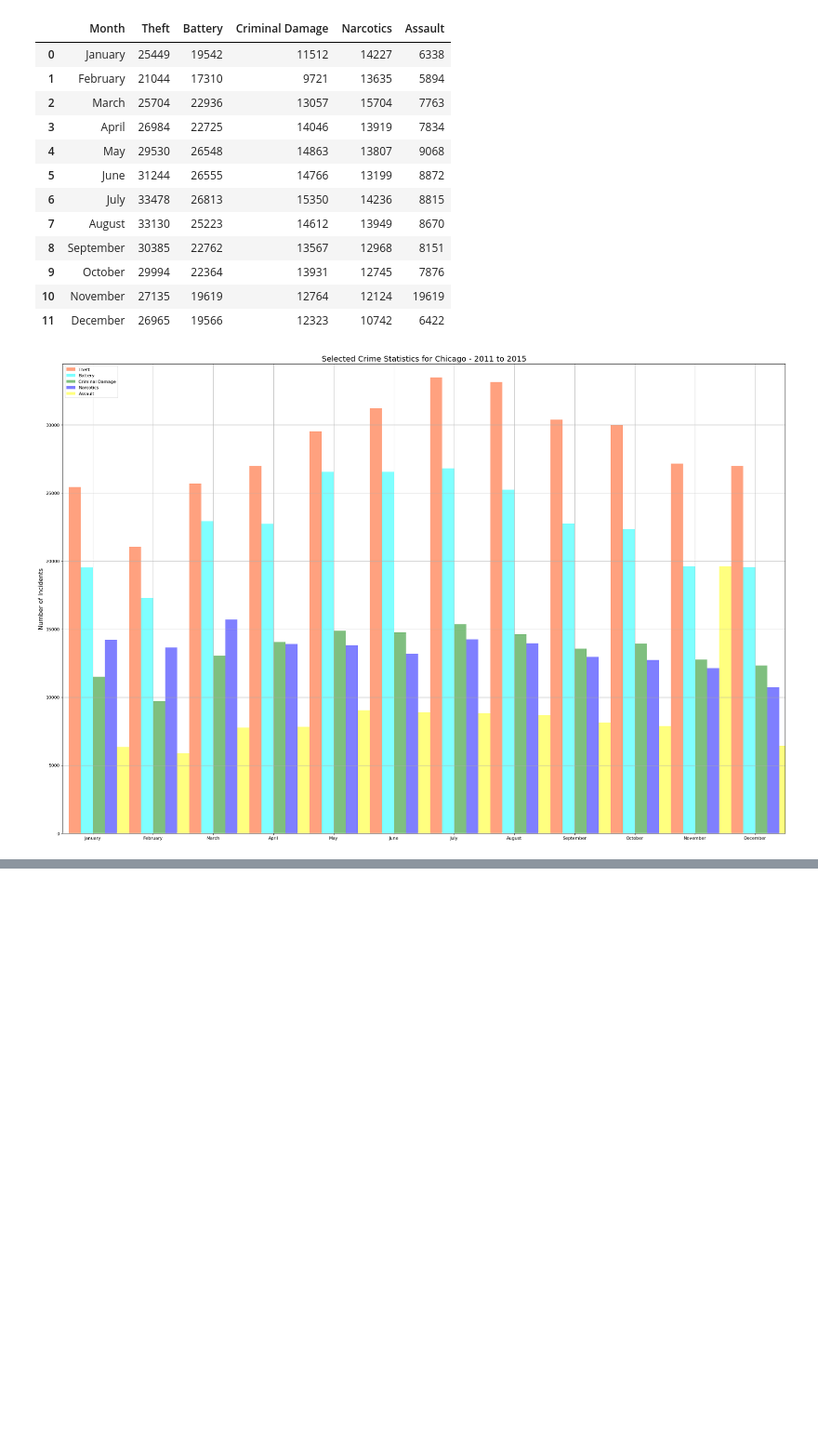
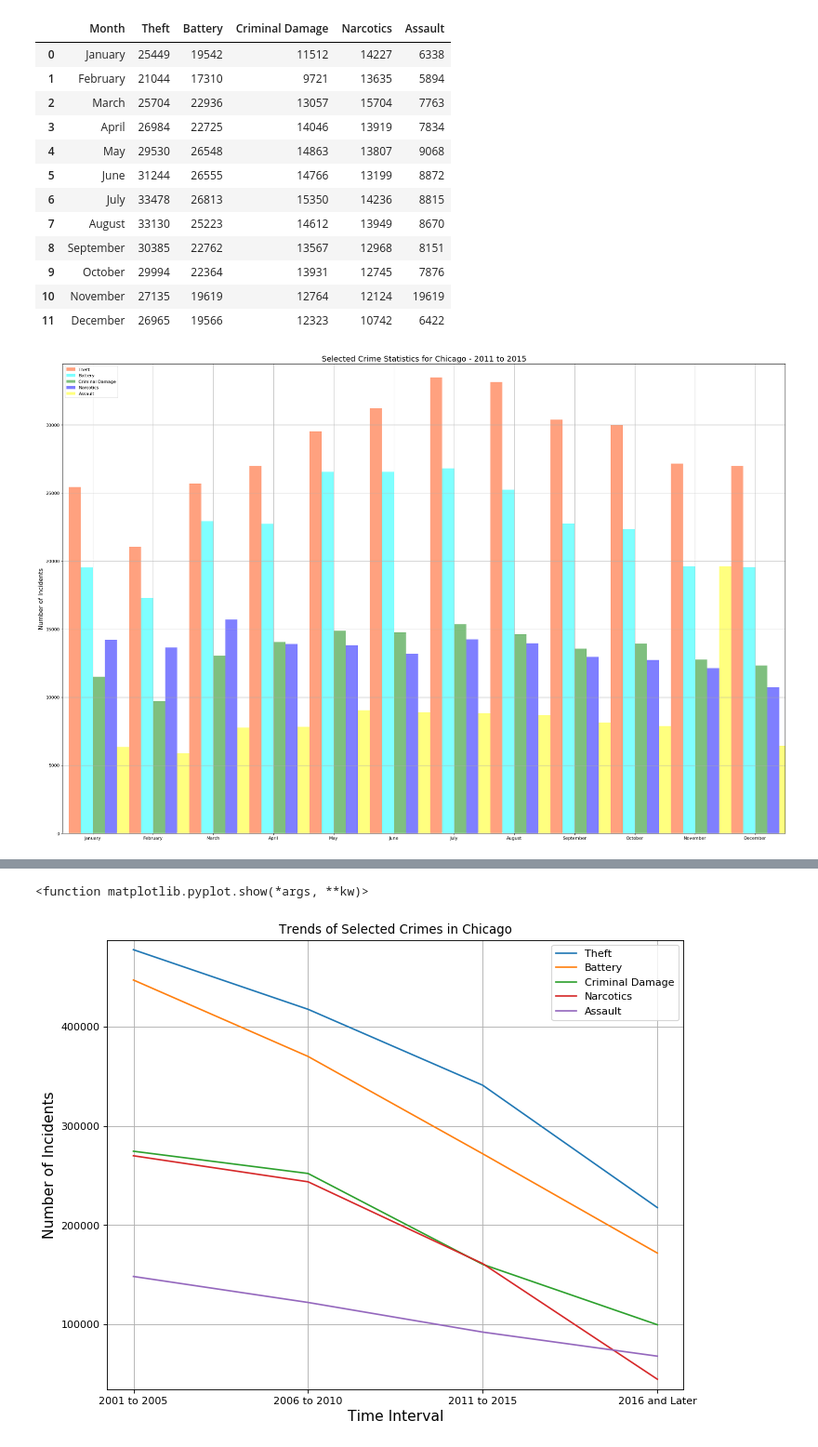
Before and after one commit to divyatv/ChicagoCrimeDataAnalysis_project1, a Jupyter notebook: project1-RameshK - V2.ipynb, the cells around one changed output, grey strips where cells are left out. Shown at 93% size. Drawn from its saved outputs; the diff is of its cells as text; code cells hidden in the pictures; blank space fills up the shorter version.

```diff
--- a/project1-RameshK - V2.ipynb
+++ b/project1-RameshK - V2.ipynb
@@ -2022,0 +2194,27 @@ plt.show()
+# %%
+#Define the line plots
+
+# Define the y-axis scale
+y_scale_max = max(max(theft_trend), max(battery_trend), max(criminal_damage_trend), max(narcotics_trend), max(assault_trend))+10000
+y_scale_min = min(min(theft_trend), min(battery_trend), min(criminal_damage_trend), min(narcotics_trend), min(assault_trend))-10000
+
+plt.figure(figsize=(10, 8), dpi=80)
+plt.plot(time_period,theft_trend)
+plt.plot(time_period,battery_trend)
+plt.plot(time_period,criminal_damage_trend)
+plt.plot(time_period,narcotics_trend)
+plt.plot(time_period,assault_trend)
+plt.ylim([y_scale_min, y_scale_max])
+plt.xlabel('Time Interval', fontsize = 14)
+plt.ylabel('Number of Incidents', fontsize = 14)
+plt.legend(['Theft', 'Battery', 'Criminal Damage','Narcotics','Assault'], loc='upper right')
+plt.title("Trends of Selected Crimes in Chicago")
+plt.grid()
+#Save the plot as a graphic file
+plt.savefig("selected_crime_trend_2001_to_present.png")
+
+#Show the line chart on the screen
+plt.show
+# %% [output]
+<function matplotlib.pyplot.show(*args, **kw)>
+[figure, added]
```
Also changed, not shown: parts of 10 cells of this notebook.
